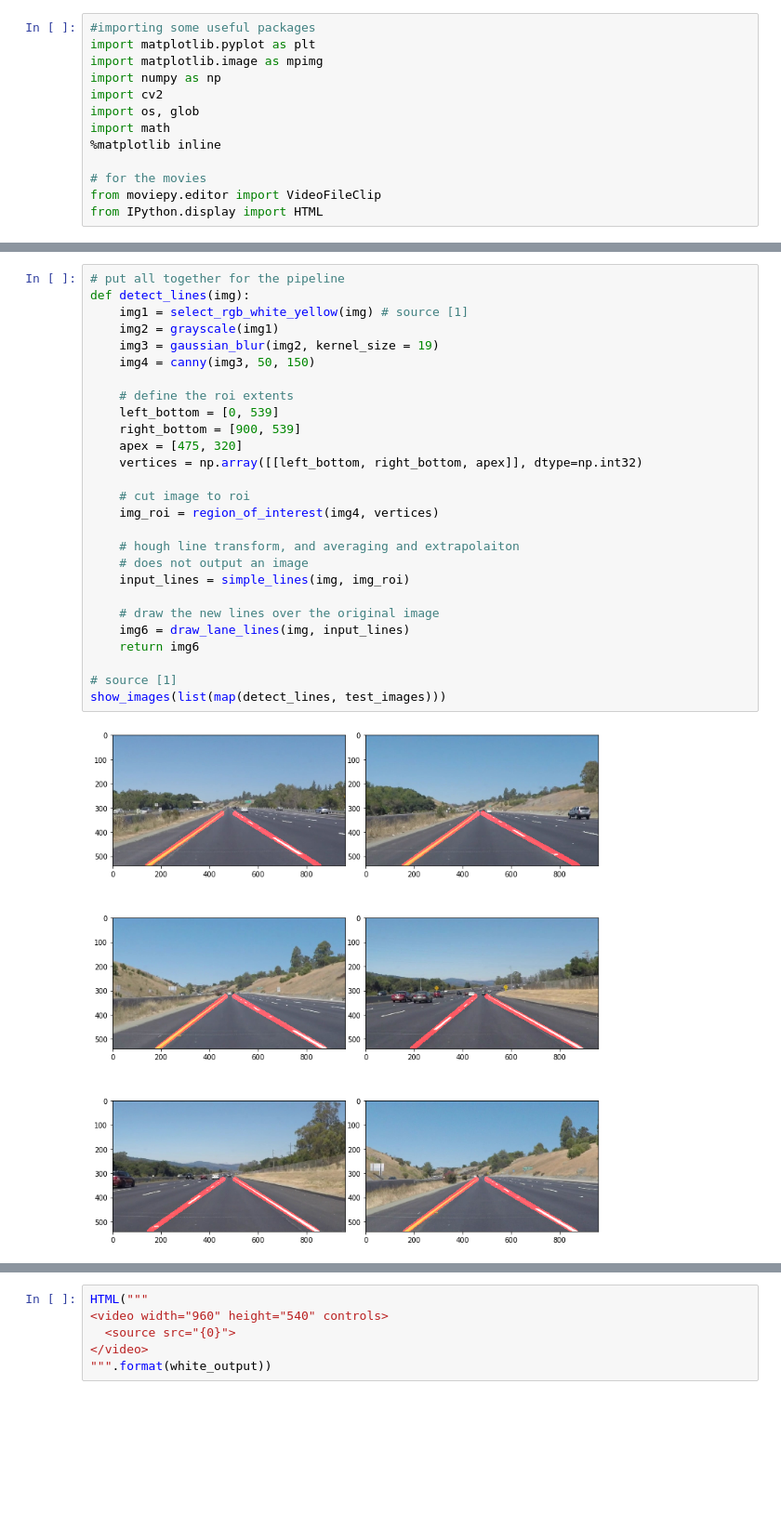
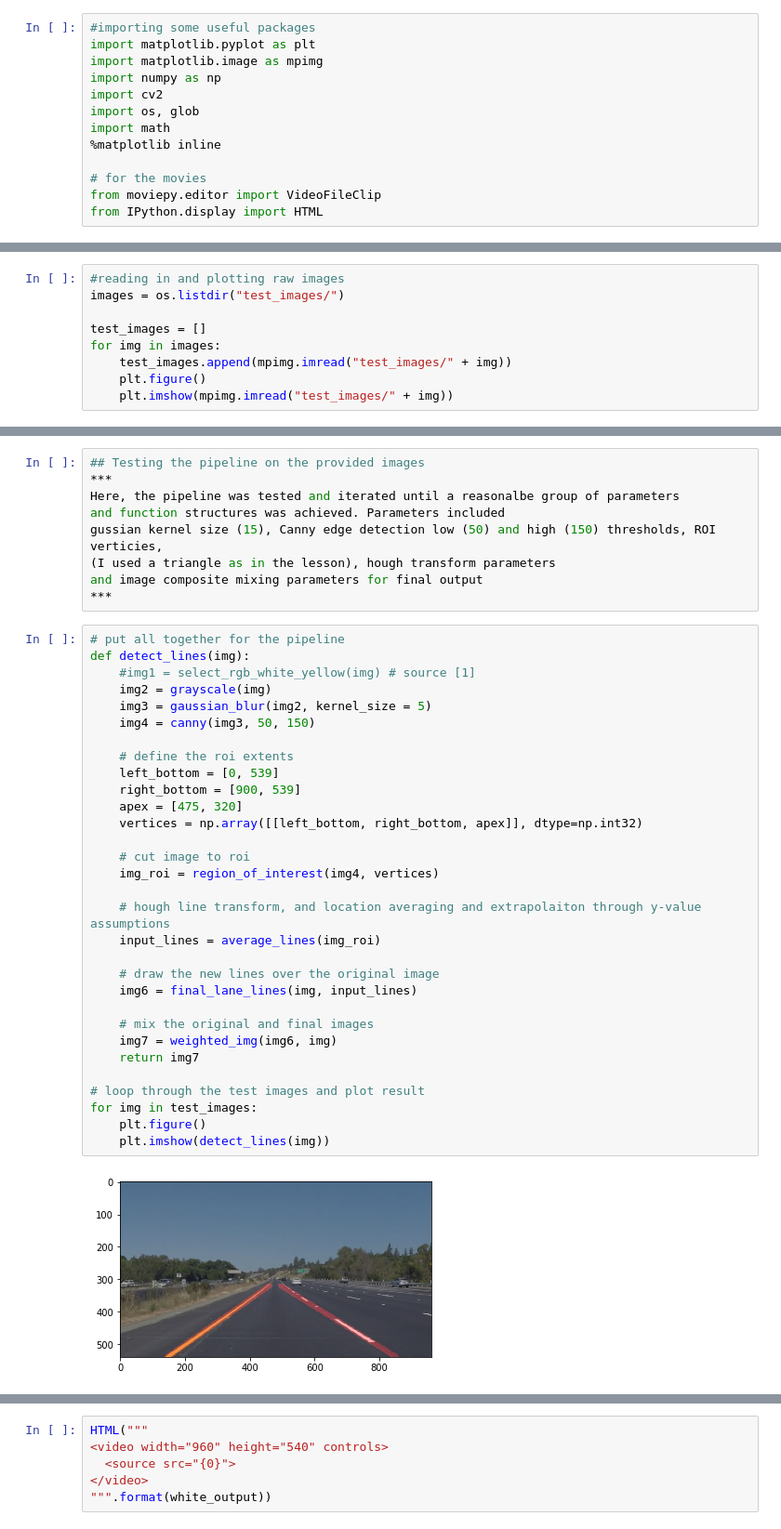
Before and after one commit to drmerlot/Self-Driving-Car-Finding-Lane-Lines, a Jupyter notebook: P1.ipynb, the cells around one changed output, grey strips where cells are left out. Shown at 93% size. Cells and saved outputs as stored; diff of their text form; blank space fills up the shorter version.

```diff
--- a/P1.ipynb
+++ b/P1.ipynb
@@ -71,0 +44,9 @@ show_images(test_images)
+# %%
+#reading in and plotting raw images
+images = os.listdir("test_images/")
+
+test_images = []
+for img in images:
+    test_images.append(mpimg.imread("test_images/" + img))
+    plt.figure()
+    plt.imshow(mpimg.imread("test_images/" + img))
@@ -376,29 +287,42 @@ light conditions the color lane lines may be more or less similar to nearby surr
+# %%
+## Testing the pipeline on the provided images
+***
+Here, the pipeline was tested and iterated until a reasonalbe group of parameters
+and function structures was achieved. Parameters included
+gussian kernel size (15), Canny edge detection low (50) and high (150) thresholds, ROI verticies,
+(I used a triangle as in the lesson), hough transform parameters
+and image composite mixing parameters for final output
+***
 # %%
 # put all together for the pipeline
 def detect_lines(img):
-    img1 = select_rgb_white_yellow(img) # source [1]
-    img2 = grayscale(img1)
-    img3 = gaussian_blur(img2, kernel_size = 19)
+    #img1 = select_rgb_white_yellow(img) # source [1]
+    img2 = grayscale(img)
+    img3 = gaussian_blur(img2, kernel_size = 5)
     img4 = canny(img3, 50, 150)
 
     # define the roi extents
     left_bottom = [0, 539]
     right_bottom = [900, 539]
     apex = [475, 320]
     vertices = np.array([[left_bottom, right_bottom, apex]], dtype=np.int32)
 
     # cut image to roi
     img_roi = region_of_interest(img4, vertices)
 
-    # hough line transform, and averaging and extrapolaiton
-    # does not output an image
-    input_lines = simple_lines(img, img_roi)
+    # hough line transform, and location averaging and extrapolaiton through y-value assumptions
+    input_lines = average_lines(img_roi)
 
     # draw the new lines over the original image
-    img6 = draw_lane_lines(img, input_lines)
-    return img6
+    img6 = final_lane_lines(img, input_lines)
 
-# source [1]
-show_images(list(map(detect_lines, test_images)))
+    # mix the original and final images
+    img7 = weighted_img(img6, img)
+    return img7
+
+# loop through the test images and plot result
+for img in test_images:
+    plt.figure()
+    plt.imshow(detect_lines(img))
 # %% [output]
-[figure, old version]
+[figure, new version]
```
Also changed, not shown: parts of 23 cells of this notebook.
